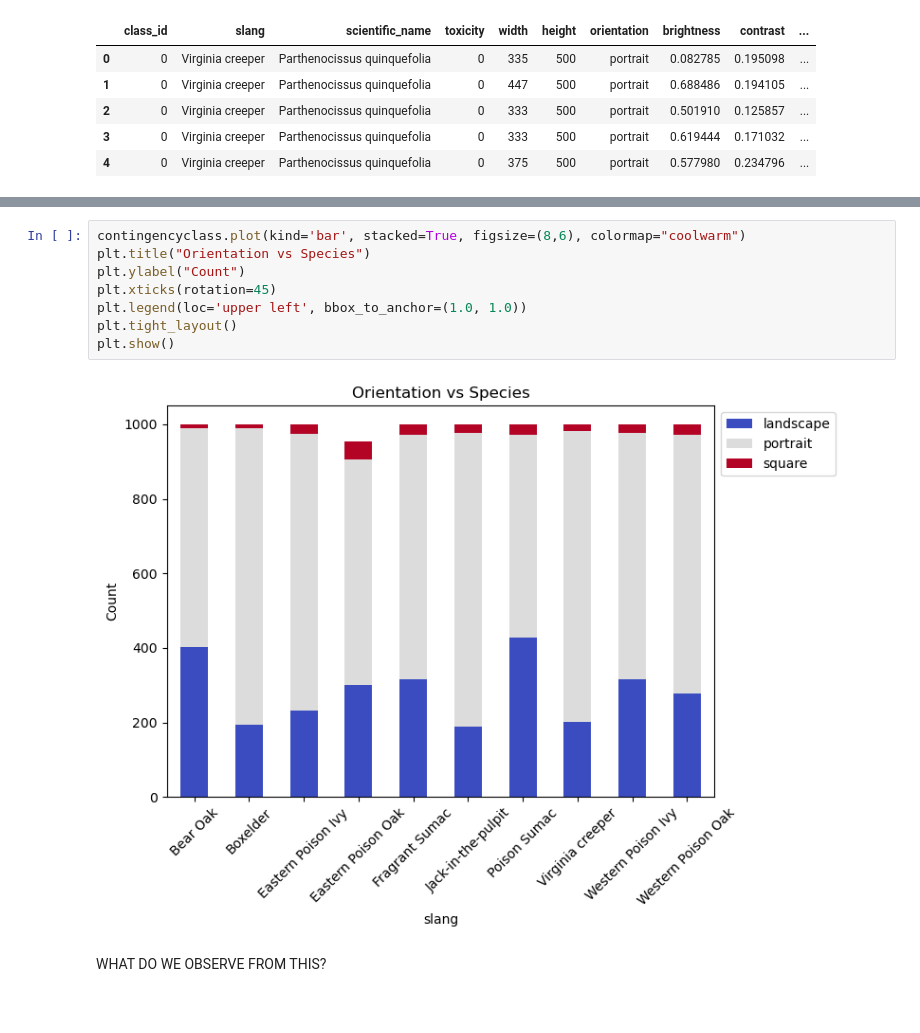
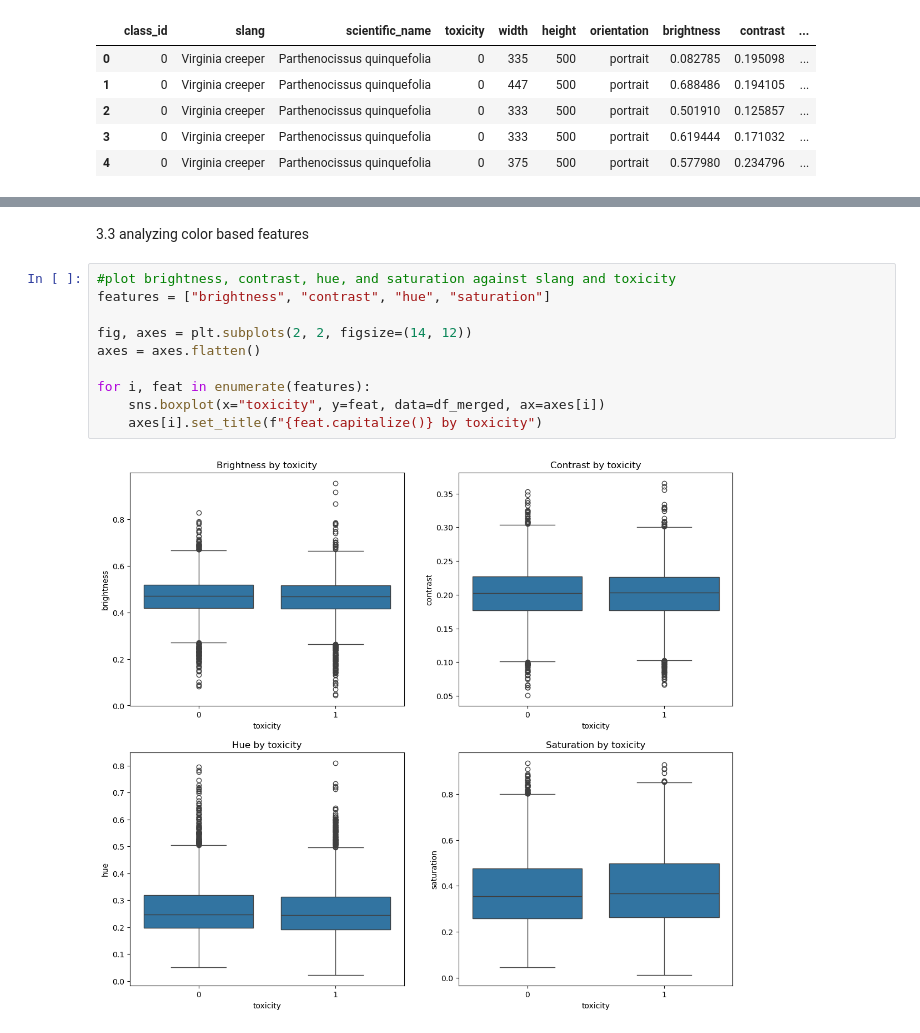
Before and after one commit to segoldsmith/Capstone3_PlantToxicity, a Jupyter notebook: Capstone3_DataWrangling_EDA.ipynb, the cells around one changed output, grey strips where cells are left out. Saved outputs shown, nothing was run; the diff lists cells and outputs as text.

```diff
--- a/Capstone3_DataWrangling_EDA.ipynb
+++ b/Capstone3_DataWrangling_EDA.ipynb
@@ -329,12 +406,14 @@ Chi2=371.117, p=9.424e-68
-# %%
-contingencyclass.plot(kind='bar', stacked=True, figsize=(8,6), colormap="coolwarm")
-plt.title("Orientation vs Species")
-plt.ylabel("Count")
-plt.xticks(rotation=45)
-plt.legend(loc='upper left', bbox_to_anchor=(1.0, 1.0))
-plt.tight_layout()
-plt.show()
-# %% [output]
-[figure, removed]
-# %% [markdown]
-WHAT DO WE OBSERVE FROM THIS?
+# %% [markdown]
+3.3 analyzing color based features
+# %%
+#plot brightness, contrast, hue, and saturation against slang and toxicity
+features = ["brightness", "contrast", "hue", "saturation"]
+
+fig, axes = plt.subplots(2, 2, figsize=(14, 12))
+axes = axes.flatten()
+
+for i, feat in enumerate(features):
+    sns.boxplot(x="toxicity", y=feat, data=df_merged, ax=axes[i])
+    axes[i].set_title(f"{feat.capitalize()} by toxicity")
+# %% [output]
+[figure, added]
```
Also changed, not shown: parts of 39 cells of this notebook.
